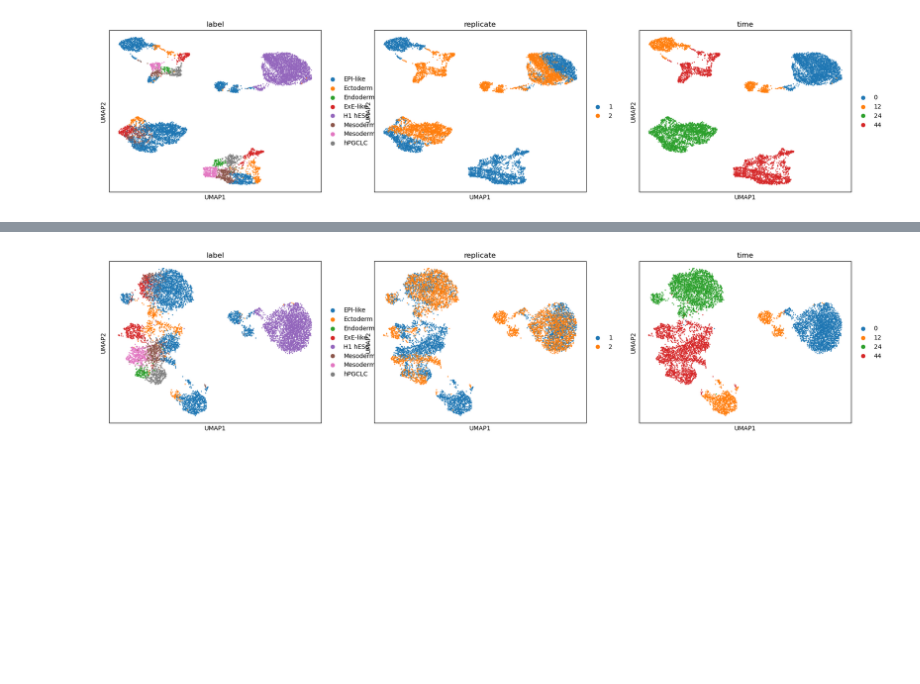
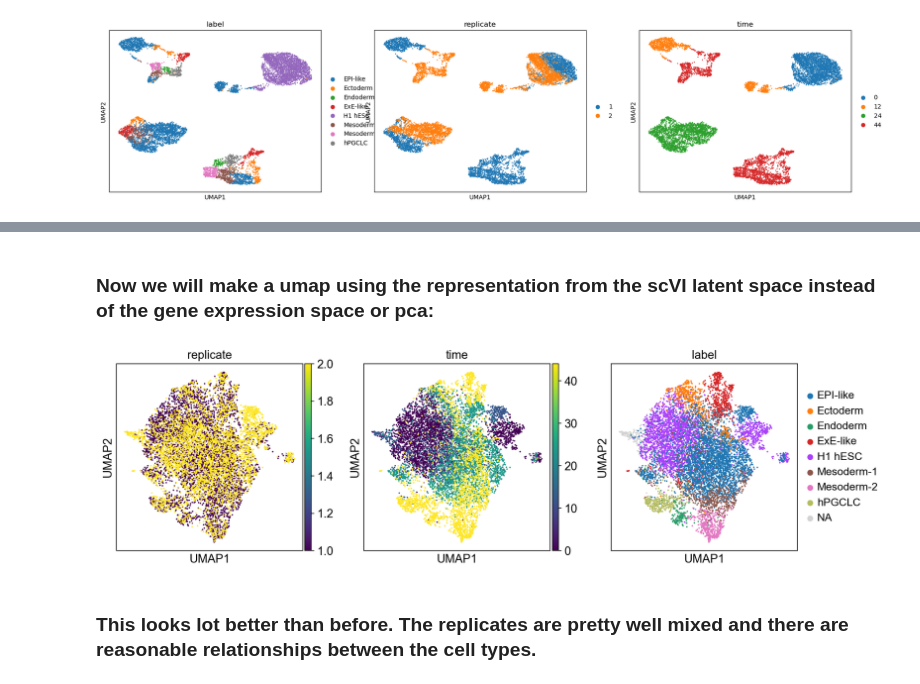
Before and after one commit to warmflasha/LecturesF23, a Jupyter notebook: Lecture13.ipynb, the cells around one changed output, grey strips where cells are left out. Saved outputs shown, nothing was run; the diff lists cells and outputs as text; code cells hidden in the pictures; blank space fills up the shorter version.

```diff
--- a/Lecture13.ipynb
+++ b/Lecture13.ipynb
@@ -62,0 +57,2 @@ sc.pl.umap(adata, color = ["label","replicate","time"])
+# %%
+vae = scvi.model.SCVI(adata_all, n_layers=2, n_latent=30)
@@ -62,0 +69,4 @@ sc.pl.umap(adata, color = ["label","replicate","time"])
+# %%
+adata_all.obsm["X_scVI"] = vae.get_latent_representation()
+# %% [markdown]
+### Now we will make a umap using the representation from the scVI latent space instead of the gene expression space or pca:
@@ -63,6 +77,6 @@ sc.pl.umap(adata, color = ["label","replicate","time"])
 # %%
-sc.pp.neighbors(adata,use_rep="X_scVI")
-sc.tl.umap(adata)
-sc.pl.umap(adata, color = ["label","replicate","time"])
+sc.pl.umap(adata_all,color = ['replicate','time','label'])
 # %% [output]
-[figure, old version]
+[figure, new version]
+# %% [markdown]
+### This looks lot better than before. The replicates are pretty well mixed and there are reasonable relationships between the cell types.
```
Also changed, not shown: parts of 33 cells of this notebook, 5 other files.
